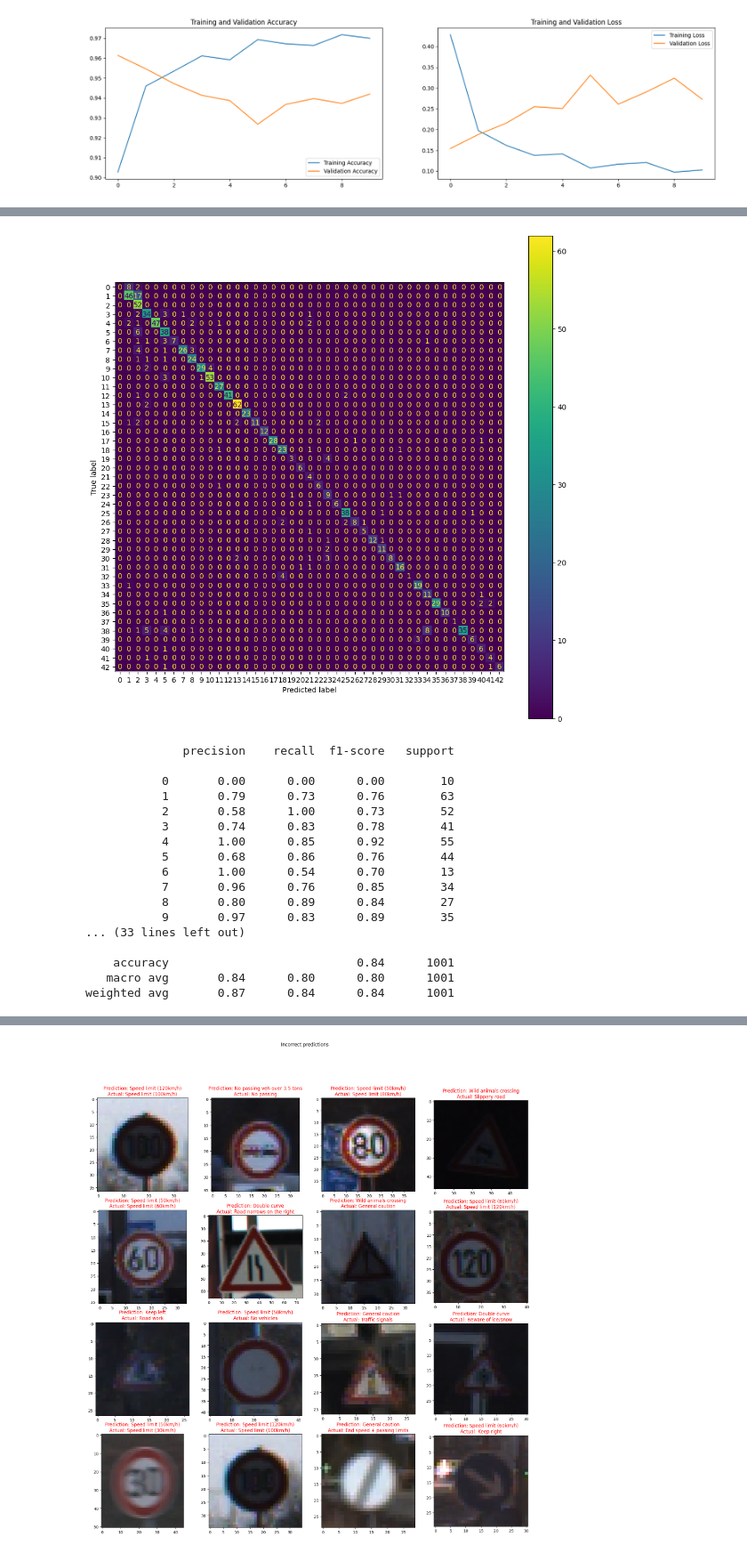
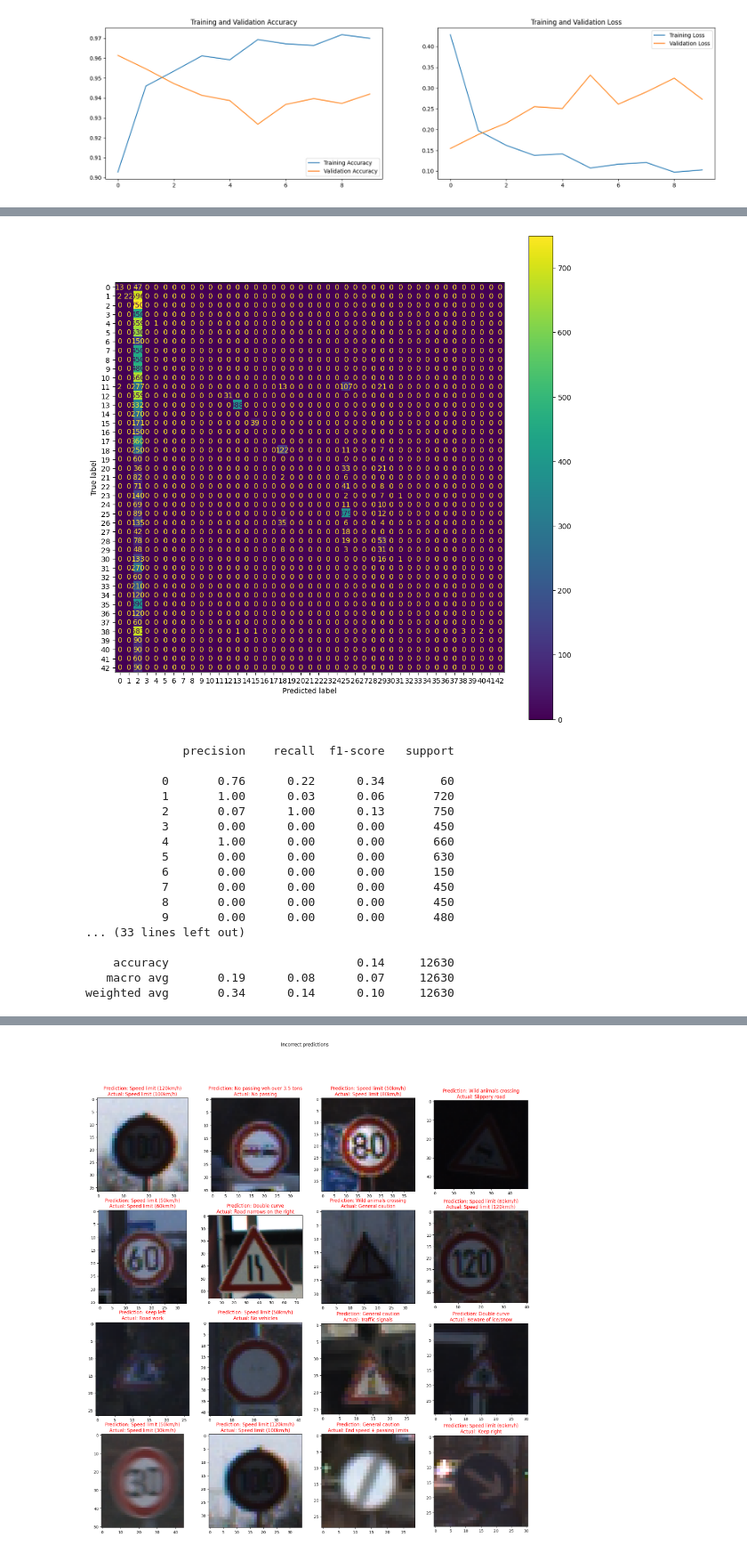
Before and after one commit to Kurtiadam/GTSRB, a Jupyter notebook: GTSRB.ipynb, the cells around one changed output, grey strips where cells are left out. Shown at 89% size. Drawn from its saved outputs; the diff is of its cells as text; code cells hidden in the pictures.

```diff
--- a/GTSRB.ipynb
+++ b/GTSRB.ipynb
@@ -124,14 +126,14 @@ plt.show()
 # %%
-T# Showing sample images
-np.random.seed(42)
+# Showing sample images
 fig = plt.figure(figsize=(15, 15))
 num_of_classes = len(os.listdir(TRAIN_SET_PATH))
+sample_plt_col, sample_plt_row = 4,4
 
-for i in range(1, 4*4 +1):
+for plot in range(1, sample_plt_col*sample_plt_row +1):
     rand_class = np.random.randint(num_of_classes)
     class_numbers = os.listdir('/content/GTSRB_dataset/Train')
     rand_folder = os.listdir('/content/GTSRB_dataset/Train/' + class_numbers[rand_class])
-    ax = fig.add_subplot(4, 4, i)
+    ax = fig.add_subplot(sample_plt_col, sample_plt_row, plot)
     img = np.array(PIL.Image.open('/content/GTSRB_dataset/Train/' + str(class_numbers[rand_class]) + '/' + np.random.choice(rand_folder)))
     plt.imshow(img)
     ax.set_title(str(classes[int(class_numbers[rand_class])]))
@@ -176,7 +178,8 @@ test_ds = tf.keras.utils.image_dataset_from_directory(
     TEST_SET_PATH,
     image_size = (IMG_HEIGHT, IMG_WIDTH),
     batch_size = (TEST_BATCH_SIZE),
-    labels = test_labels
+    labels = test_labels,
+    shuffle=False
 )
 
 # train_ds_iterator = train_ds.as_numpy_iterator()
@@ -271,7 +274,7 @@ Non-trainable params: 192
 _________________________________________________________________
 # %%
 # Training the model
-epochs=10
+epochs=5
 history = model.fit(
   train_ds,
   validation_data=val_ds,
@@ -428,0 +362,23 @@ print(softmax(curr_pred))
+# %%
+X_test, test_labels = make_test_set_manual()
+pred_set = model.predict(X_test,batch_size=TEST_BATCH_SIZE)
+prediction_set = []
+corr = 0
+for iter in range(pred_set.shape[0]):
+  scores = tf.nn.softmax(pred_set[iter])
+  prediction = int(train_ds.class_names[np.argmax(scores)])
+  prediction_set.append(prediction)
+for idx, item in enumerate(prediction_set):
+  if item == test_labels[idx]:
+    corr += 1
+accu = corr/test_labels.shape[0]
+print("Accuracy: {:.5f}% on X_test images manually.\n" .format(accu*100))
+
+loss1, accuracy1 = model.evaluate(test_ds, batch_size=TEST_BATCH_SIZE)
+print("Loss: {}, accuracy: {:.5f}% on test images.\n" .format(loss1,accuracy1*100))
+
+loss2, accuracy2 = model.evaluate(X_test, test_labels, batch_size=TEST_BATCH_SIZE)
+print("Loss: {}, accuracy: {:.5f}% on manually set up test dataset images.\n" .format(loss2,accuracy2*100))
+
+acc, cnt = manual_test()
+print("Accuracy on {} test images is: {:.5f}%." .format(cnt,acc))
@@ -522,39 +481,39 @@ Loss: 34.53645324707031, accuracy: 5.28899% on test images.
 # %%
 from sklearn.metrics import confusion_matrix, ConfusionMatrixDisplay
 
 test_labels_short = test_labels[:1001]
-cm = confusion_matrix(test_labels_short, predictions)
+cm = confusion_matrix(test_labels, prediction_set)
 
 disp = ConfusionMatrixDisplay(confusion_matrix=cm, display_labels=classes)
 disp.plot()
 fig = disp.figure_
 fig.set_figwidth(12)
 fig.set_figheight(12)
 plt.show()
 # %% [output]
-[figure, old version]
+[figure, new version]
 # %%
 from sklearn.metrics import classification_report
 
-print(classification_report(test_labels[:1001], predictions))
+print(classification_report(test_labels, prediction_set))
 # %% [output]
               precision    recall  f1-score   support
 
-           0       0.00      0.00      0.00        10
-           1       0.79      0.73      0.76        63
-           2       0.58      1.00      0.73        52
-           3       0.74      0.83      0.78        41
-           4       1.00      0.85      0.92        55
-           5       0.68      0.86      0.76        44
-           6       1.00      0.54      0.70        13
-           7       0.96      0.76      0.85        34
-           8       0.80      0.89      0.84        27
-           9       0.97      0.83      0.89        35
+           0       0.76      0.22      0.34        60
+           1       1.00      0.03      0.06       720
+           2       0.07      1.00      0.13       750
+           3       0.00      0.00      0.00       450
+           4       1.00      0.00      0.00       660
+           5       0.00      0.00      0.00       630
+           6       0.00      0.00      0.00       150
+           7       0.00      0.00      0.00       450
+           8       0.00      0.00      0.00       450
+           9       0.00      0.00      0.00       480
 ... (33 lines left out)
 
-    accuracy                           0.84      1001
-   macro avg       0.84      0.80      0.80      1001
-weighted avg       0.87      0.84      0.84      1001
+    accuracy                           0.14     12630
+   macro avg       0.19      0.08      0.07     12630
+weighted avg       0.34      0.14      0.10     12630
 # %%
 # Showing correct prediction examples
 fig_correct = plt.figure(figsize=(20, 20))
```
Also changed, not shown: parts of 12 cells of this notebook.
